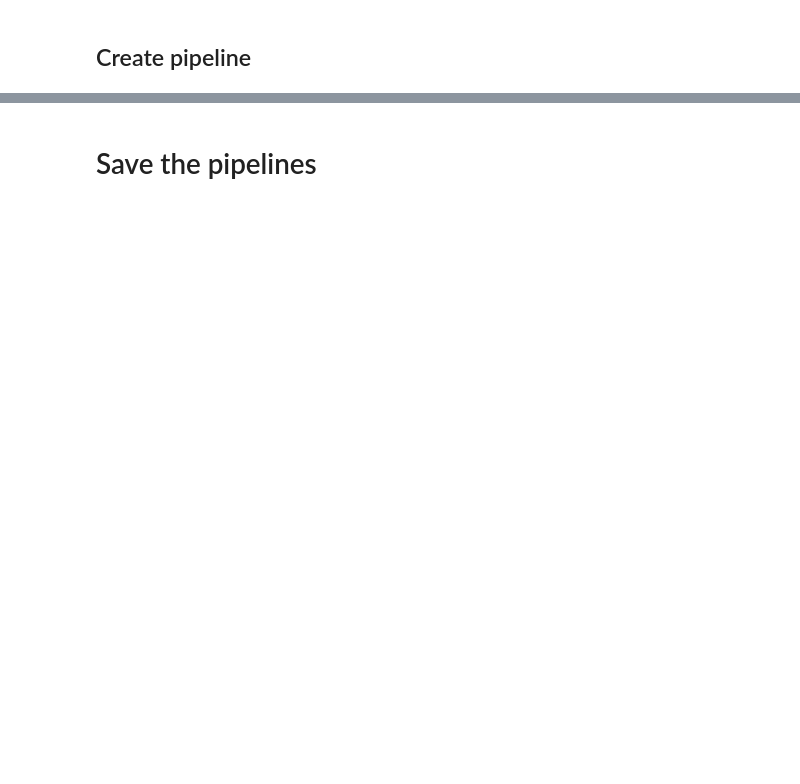
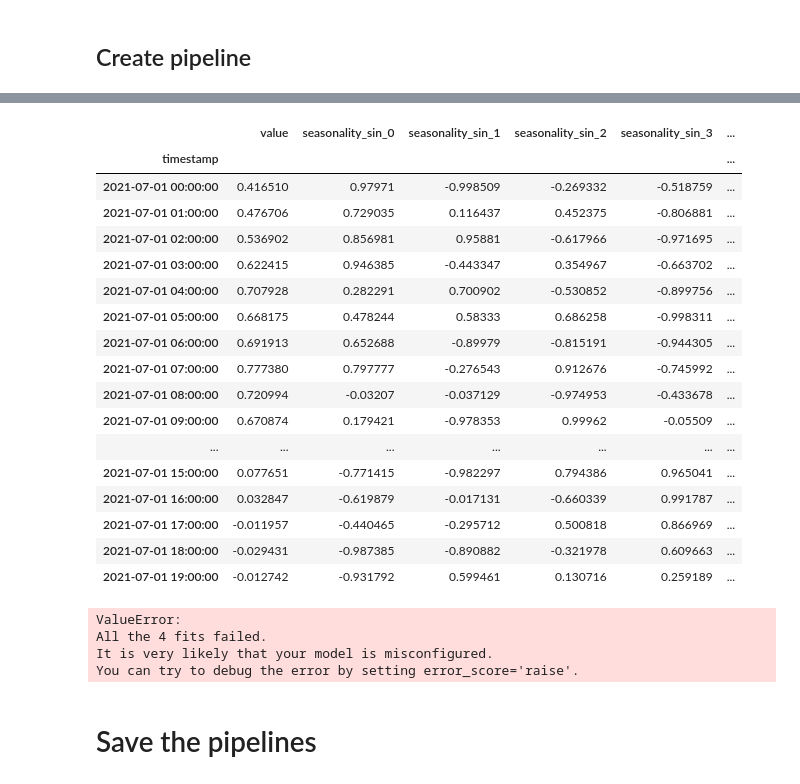
Before and after one commit to MMostafa-Hub/time-series-forecaster, a Jupyter notebook: notebooks/preprocessing.ipynb, the cells around one changed output, grey strips where cells are left out. Saved outputs shown, nothing was run; the diff lists cells and outputs as text; code cells hidden in the pictures; blank space fills up the shorter version.

Commit message:
Update preprocessing pipeline

```diff
--- a/notebooks/preprocessing.ipynb
+++ b/notebooks/preprocessing.ipynb
@@ -372,3 +380,43 @@ KeyboardInterrupt:
+# %%
+test_dataset_pre = preprocessing_pipeline.transform(test_dataset)
+# %%
+test_dataset_pre.head(20)
+# %% [output]
+|  | value | seasonality_sin_0 | seasonality_sin_1 | seasonality_sin_2 | seasonality_sin_3 | ... |
+| timestamp |  |  |  |  |  | ... |
+| 2021-07-01 00:00:00 | 0.416510 | 0.97971 | -0.998509 | -0.269332 | -0.518759 | ... |
+| 2021-07-01 01:00:00 | 0.476706 | 0.729035 | 0.116437 | 0.452375 | -0.806881 | ... |
+| 2021-07-01 02:00:00 | 0.536902 | 0.856981 | 0.95881 | -0.617966 | -0.971695 | ... |
+| 2021-07-01 03:00:00 | 0.622415 | 0.946385 | -0.443347 | 0.354967 | -0.663702 | ... |
+| 2021-07-01 04:00:00 | 0.707928 | 0.282291 | 0.700902 | -0.530852 | -0.899756 | ... |
+| 2021-07-01 05:00:00 | 0.668175 | 0.478244 | 0.58333 | 0.686258 | -0.998311 | ... |
+| 2021-07-01 06:00:00 | 0.691913 | 0.652688 | -0.89979 | -0.815191 | -0.944305 | ... |
+| 2021-07-01 07:00:00 | 0.777380 | 0.797777 | -0.276543 | 0.912676 | -0.745992 | ... |
+| 2021-07-01 08:00:00 | 0.720994 | -0.03207 | -0.037129 | -0.974953 | -0.433678 | ... |
+| 2021-07-01 09:00:00 | 0.670874 | 0.179421 | -0.978353 | 0.99962 | -0.05509 | ... |
+| ... | ... | ... | ... | ... | ... | ... |
+| 2021-07-01 15:00:00 | 0.077651 | -0.771415 | -0.982297 | 0.794386 | 0.965041 | ... |
+| 2021-07-01 16:00:00 | 0.032847 | -0.619879 | -0.017131 | -0.660339 | 0.991787 | ... |
+| 2021-07-01 17:00:00 | -0.011957 | -0.440465 | -0.295712 | 0.500818 | 0.866969 | ... |
+| 2021-07-01 18:00:00 | -0.029431 | -0.987385 | -0.890882 | -0.321978 | 0.609663 | ... |
+| 2021-07-01 19:00:00 | -0.012742 | -0.931792 | 0.599461 | 0.130716 | 0.259189 | ... |
+# %%
+from sklearn.ensemble import RandomForestRegressor
+from sklearn.model_selection import TimeSeriesSplit
+from sklearn.model_selection import cross_val_score
+from xgboost import XGBRegressor
+
+cross_val_score(
+    XGBRegressor(),
+    test_dataset_pre.drop(columns=["value"]),
+    test_dataset_pre["value"],
+    cv=TimeSeriesSplit(n_splits=4),
+)
+# %% [output]
+ValueError:
+All the 4 fits failed.
+It is very likely that your model is misconfigured.
+You can try to debug the error by setting error_score='raise'.
 # %% [markdown]
 # Save the pipelines
 # %%
```
Also changed, not shown: parts of 15 cells of this notebook, 1 other file.
